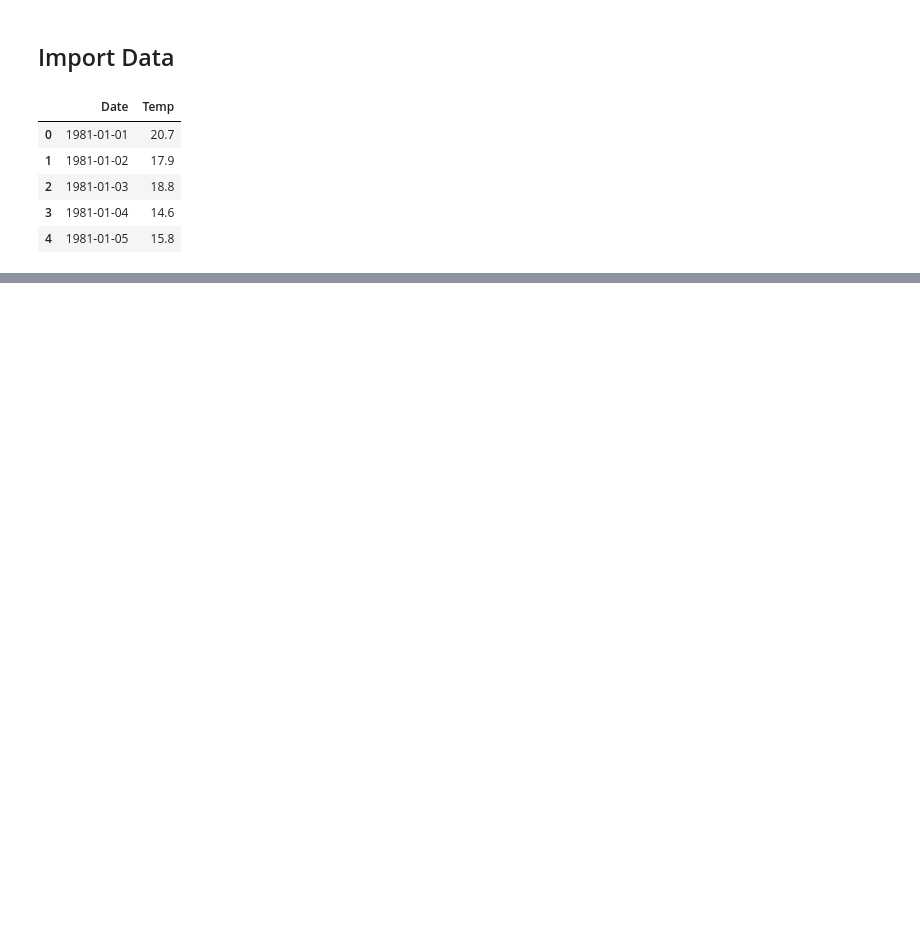
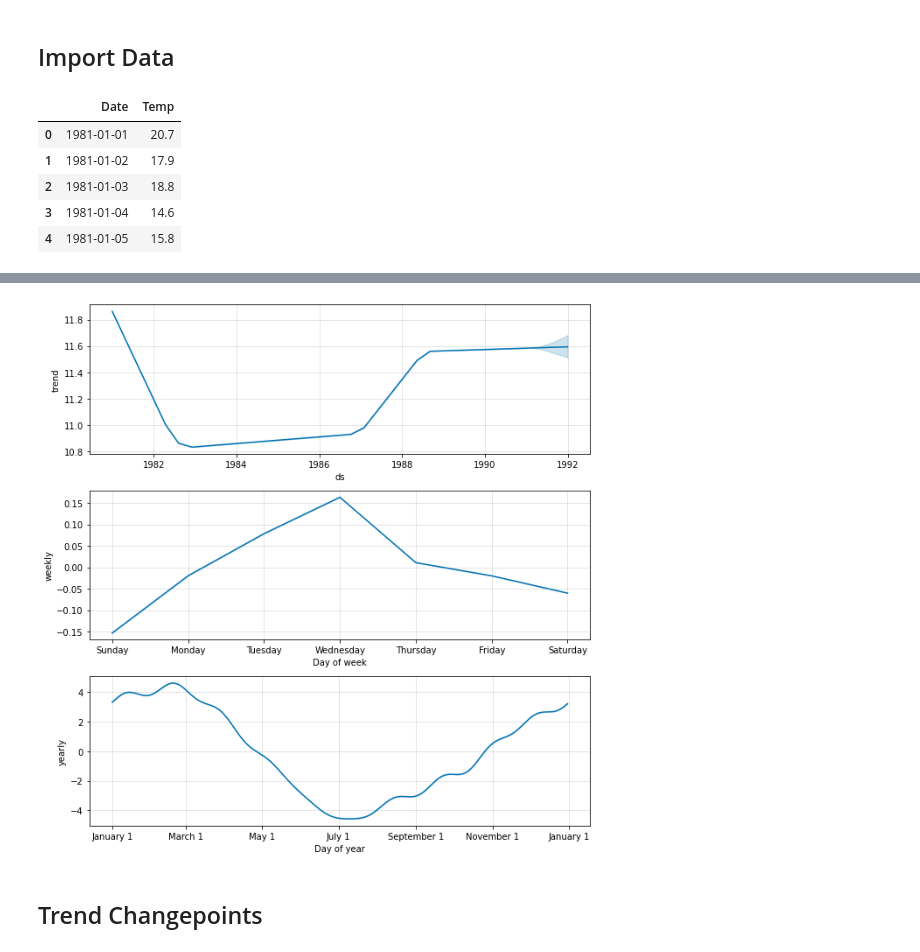
Before and after one commit to thiago2608santana/Analise_Series_Temporais, a Jupyter notebook: Prophet_in_Practice.ipynb, the cells around one changed output, grey strips where cells are left out. Saved outputs shown, nothing was run; the diff lists cells and outputs as text; code cells hidden in the pictures; blank space fills up the shorter version.

```diff
--- a/Prophet_in_Practice.ipynb
+++ b/Prophet_in_Practice.ipynb
@@ -23,0 +115,6 @@ df.head()
+# %%
+fig2 = m.plot_components(forecast)
+# %% [output]
+[figure, added]
+# %% [markdown]
+## Trend Changepoints
```
Also changed, not shown: parts of 49 cells of this notebook.
